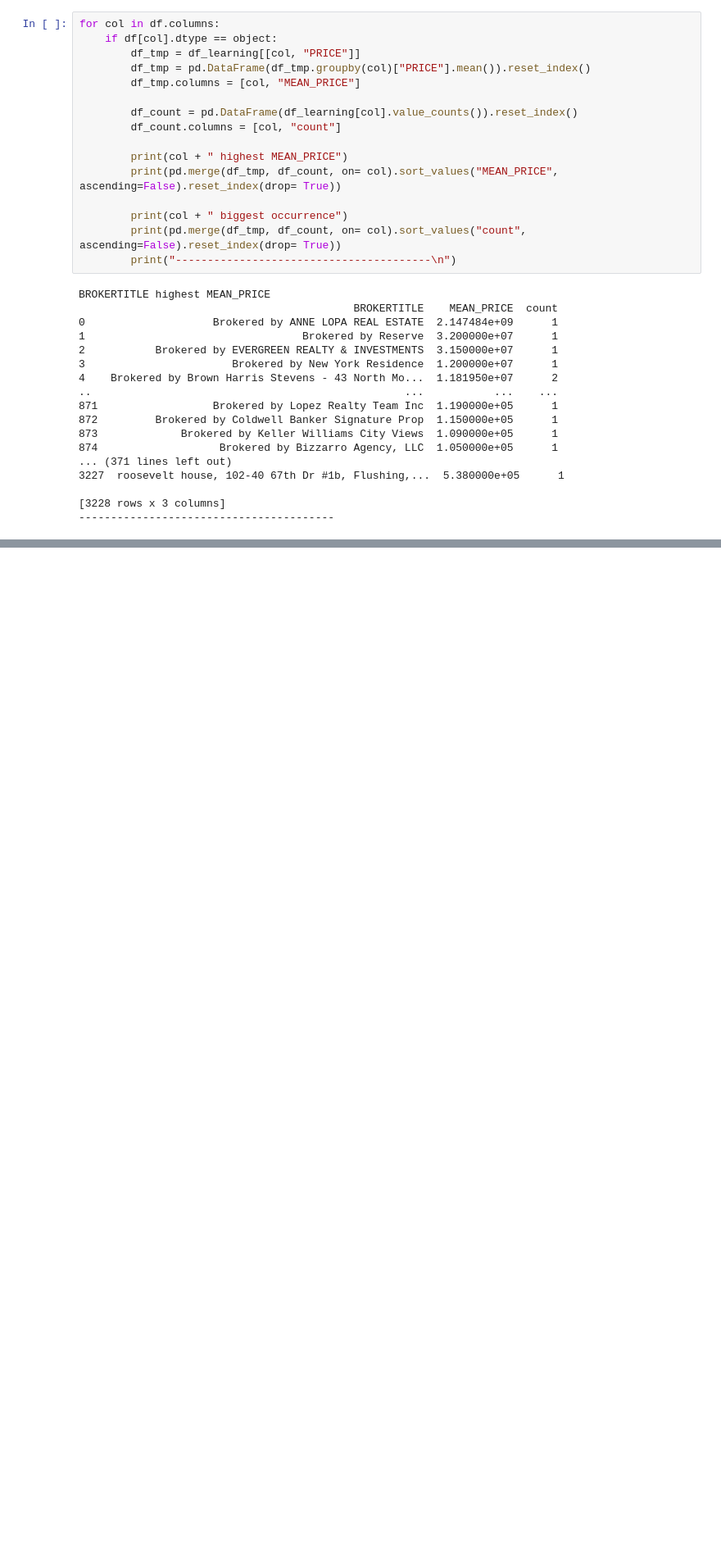
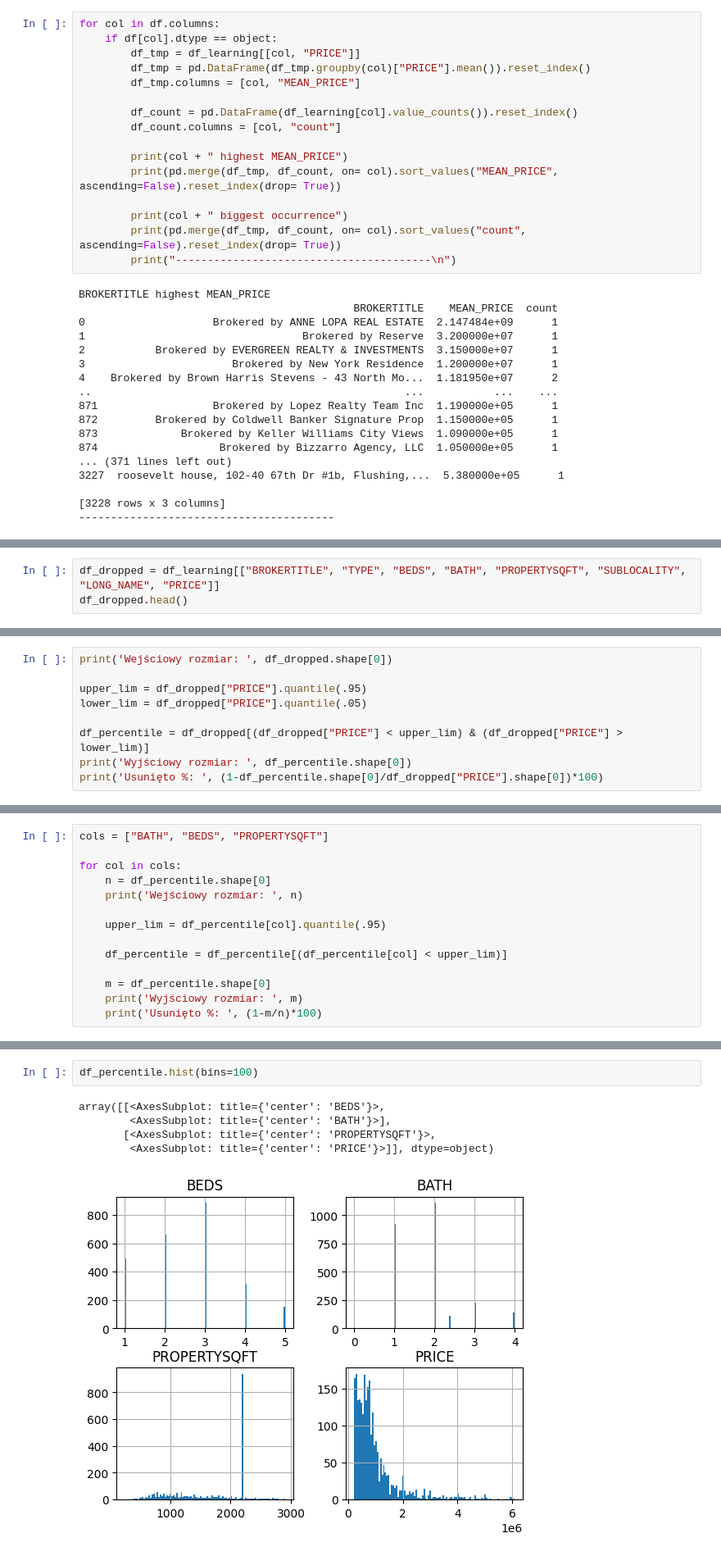
Before and after one commit to KAdamczykk/ML_Project_1, a Jupyter notebook: basic_analysis.ipynb, the cells around one changed output, grey strips where cells are left out. Shown at 82% size. Cells and saved outputs as stored; diff of their text form; blank space fills up the shorter version.

```diff
--- a/basic_analysis.ipynb
+++ b/basic_analysis.ipynb
@@ -147,0 +165,3 @@ BROKERTITLE highest MEAN_PRICE
+# %%
+df_dropped = df_learning[["BROKERTITLE", "TYPE", "BEDS", "BATH", "PROPERTYSQFT", "SUBLOCALITY", "LONG_NAME", "PRICE"]]
+df_dropped.head()
@@ -147,0 +177,9 @@ BROKERTITLE highest MEAN_PRICE
+# %%
+print('Wejściowy rozmiar: ', df_dropped.shape[0])
+
+upper_lim = df_dropped["PRICE"].quantile(.95)
+lower_lim = df_dropped["PRICE"].quantile(.05)
+
+df_percentile = df_dropped[(df_dropped["PRICE"] < upper_lim) & (df_dropped["PRICE"] > lower_lim)]
+print('Wyjściowy rozmiar: ', df_percentile.shape[0])
+print('Usunięto %: ', (1-df_percentile.shape[0]/df_dropped["PRICE"].shape[0])*100)
@@ -147,0 +190,14 @@ BROKERTITLE highest MEAN_PRICE
+# %%
+cols = ["BATH", "BEDS", "PROPERTYSQFT"]
+
+for col in cols:
+    n = df_percentile.shape[0]
+    print('Wejściowy rozmiar: ', n)
+
+    upper_lim = df_percentile[col].quantile(.95)
+
+    df_percentile = df_percentile[(df_percentile[col] < upper_lim)]
+
+    m = df_percentile.shape[0]
+    print('Wyjściowy rozmiar: ', m)
+    print('Usunięto %: ', (1-m/n)*100)
@@ -147,0 +214,8 @@ BROKERTITLE highest MEAN_PRICE
+# %%
+df_percentile.hist(bins=100)
+# %% [output]
+array([[<AxesSubplot: title={'center': 'BEDS'}>,
+        <AxesSubplot: title={'center': 'BATH'}>],
+       [<AxesSubplot: title={'center': 'PROPERTYSQFT'}>,
+        <AxesSubplot: title={'center': 'PRICE'}>]], dtype=object)
+[figure, added]
```
Also changed, not shown: parts of 12 cells of this notebook.
